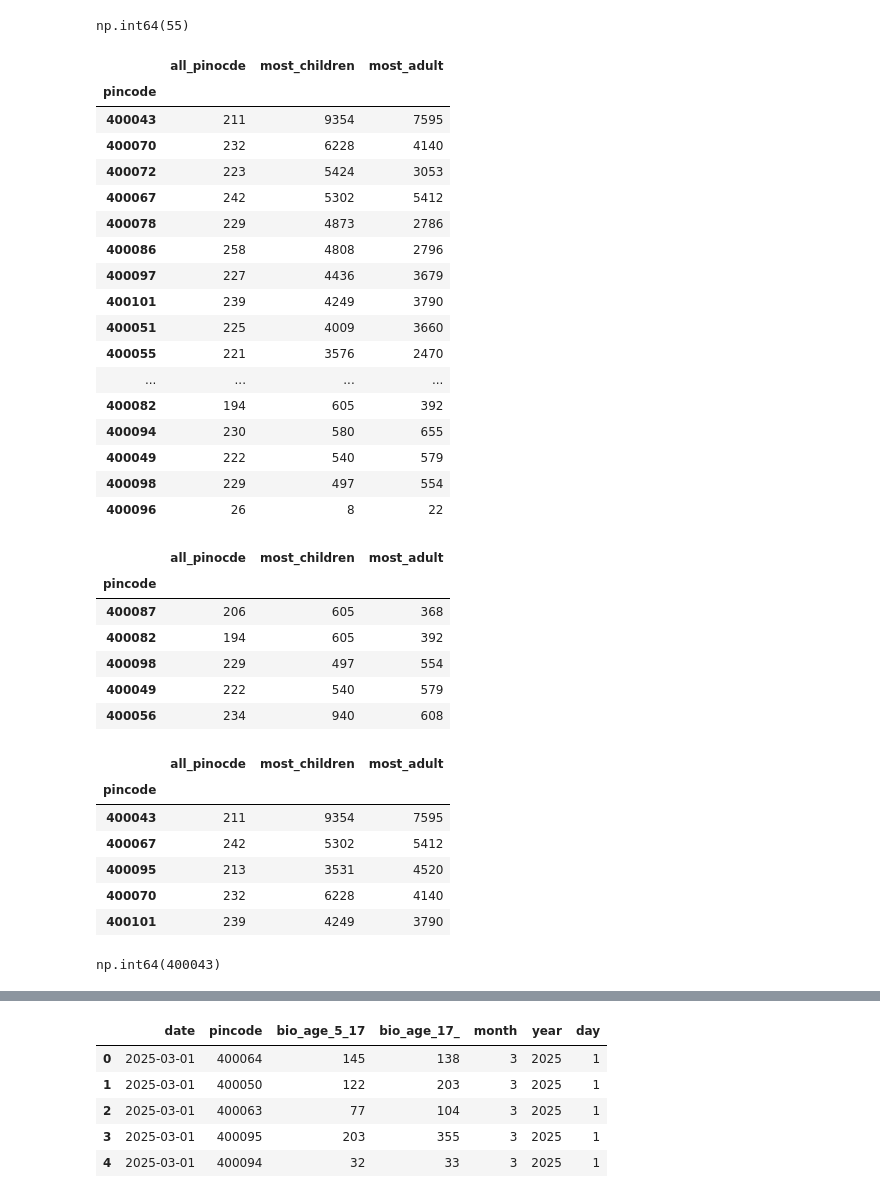
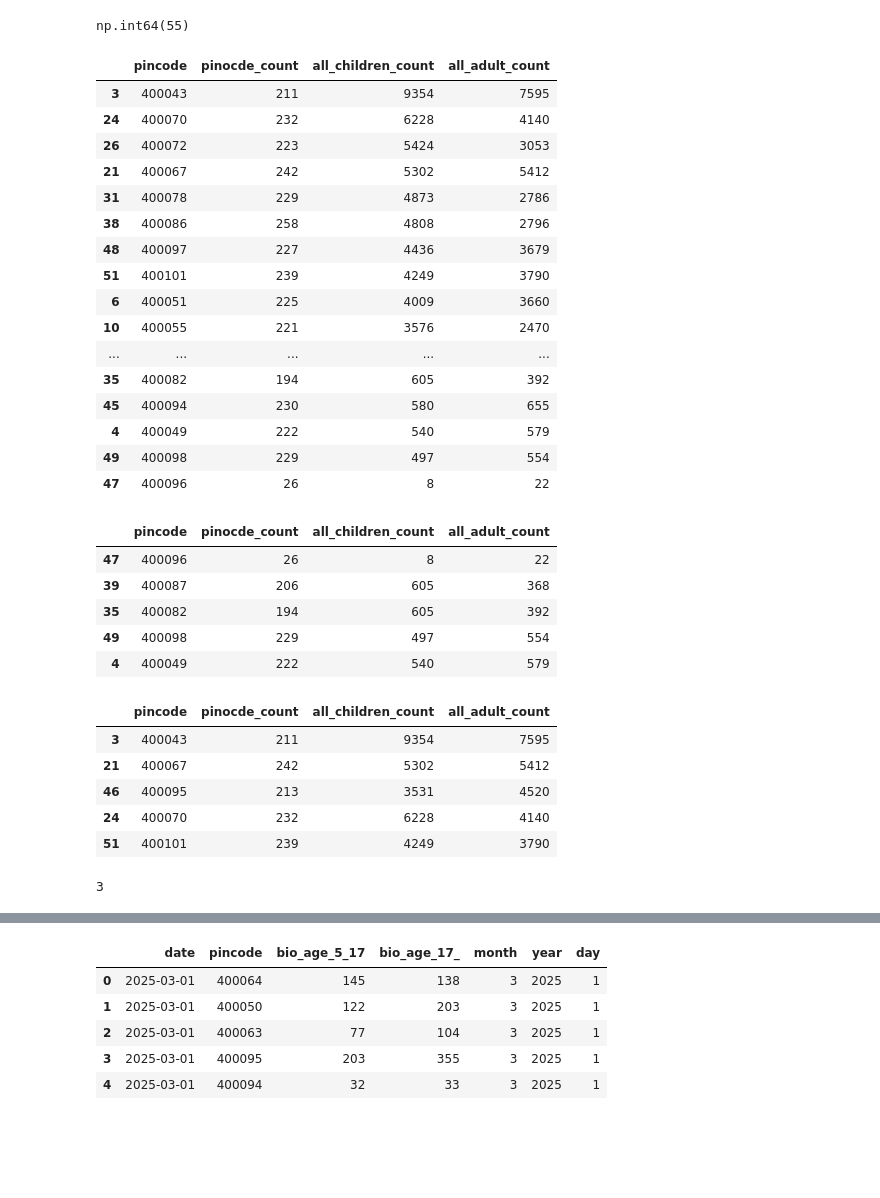
Before and after one commit to Hellnight2005/UIDAI-Data-Hackathon, a Jupyter notebook: team/anas/nnew.ipynb, the cells around one changed output, grey strips where cells are left out. Drawn from its saved outputs; the diff is of its cells as text; code cells hidden in the pictures; blank space fills up the shorter version.

```diff
--- a/team/anas/nnew.ipynb
+++ b/team/anas/nnew.ipynb
@@ -204,58 +204,55 @@ df['pincode'].value_counts().count()
 np.int64(55)
 # %%
 insight_df = df.groupby('pincode').agg(
-    all_pinocde = ('pincode' , 'count'),
-    most_children = ('bio_age_5_17' , 'sum'),
-    most_adult = ('bio_age_17_' , 'sum')
-)
+    pinocde_count = ('pincode' , 'count'),
+    all_children_count = ('bio_age_5_17' , 'sum'),
+    all_adult_count = ('bio_age_17_' , 'sum')
+).reset_index()
 # %%
-insight_df.sort_values(ascending=False ,  by = 'most_children')
+insight_df.sort_values(ascending=False ,  by = 'all_children_count')
 #the pincode 400096 corresponding georegao west have not right calculated
 # %% [output]
-|  | all_pinocde | most_children | most_adult |
-| pincode |  |  |  |
-| 400043 | 211 | 9354 | 7595 |
-| 400070 | 232 | 6228 | 4140 |
-| 400072 | 223 | 5424 | 3053 |
-| 400067 | 242 | 5302 | 5412 |
-| 400078 | 229 | 4873 | 2786 |
-| 400086 | 258 | 4808 | 2796 |
-| 400097 | 227 | 4436 | 3679 |
-| 400101 | 239 | 4249 | 3790 |
-| 400051 | 225 | 4009 | 3660 |
-| 400055 | 221 | 3576 | 2470 |
-| ... | ... | ... | ... |
-| 400082 | 194 | 605 | 392 |
-| 400094 | 230 | 580 | 655 |
-| 400049 | 222 | 540 | 579 |
-| 400098 | 229 | 497 | 554 |
-| 400096 | 26 | 8 | 22 |
+|  | pincode | pinocde_count | all_children_count | all_adult_count |
+| 3 | 400043 | 211 | 9354 | 7595 |
+| 24 | 400070 | 232 | 6228 | 4140 |
+| 26 | 400072 | 223 | 5424 | 3053 |
+| 21 | 400067 | 242 | 5302 | 5412 |
+| 31 | 400078 | 229 | 4873 | 2786 |
+| 38 | 400086 | 258 | 4808 | 2796 |
+| 48 | 400097 | 227 | 4436 | 3679 |
+| 51 | 400101 | 239 | 4249 | 3790 |
+| 6 | 400051 | 225 | 4009 | 3660 |
+| 10 | 400055 | 221 | 3576 | 2470 |
+| ... | ... | ... | ... | ... |
+| 35 | 400082 | 194 | 605 | 392 |
+| 45 | 400094 | 230 | 580 | 655 |
+| 4 | 400049 | 222 | 540 | 579 |
+| 49 | 400098 | 229 | 497 | 554 |
+| 47 | 400096 | 26 | 8 | 22 |
 # %%
 
-lowest_5 = insight_df.nsmallest(5, 'most_adult')
+lowest_5 = insight_df.nsmallest(5, 'all_adult_count')
 lowest_5
 # %% [output]
-|  | all_pinocde | most_children | most_adult |
-| pincode |  |  |  |
-| 400087 | 206 | 605 | 368 |
-| 400082 | 194 | 605 | 392 |
-| 400098 | 229 | 497 | 554 |
-| 400049 | 222 | 540 | 579 |
-| 400056 | 234 | 940 | 608 |
+|  | pincode | pinocde_count | all_children_count | all_adult_count |
+| 47 | 400096 | 26 | 8 | 22 |
+| 39 | 400087 | 206 | 605 | 368 |
+| 35 | 400082 | 194 | 605 | 392 |
+| 49 | 400098 | 229 | 497 | 554 |
+| 4 | 400049 | 222 | 540 | 579 |
 # %%
-largest_5 = insight_df.nlargest(5 , 'most_adult')
+largest_5 = insight_df.nlargest(5 , 'all_adult_count')
 largest_5
 # %% [output]
-|  | all_pinocde | most_children | most_adult |
-| pincode |  |  |  |
-| 400043 | 211 | 9354 | 7595 |
-| 400067 | 242 | 5302 | 5412 |
-| 400095 | 213 | 3531 | 4520 |
-| 400070 | 232 | 6228 | 4140 |
-| 400101 | 239 | 4249 | 3790 |
+|  | pincode | pinocde_count | all_children_count | all_adult_count |
+| 3 | 400043 | 211 | 9354 | 7595 |
+| 21 | 400067 | 242 | 5302 | 5412 |
+| 46 | 400095 | 213 | 3531 | 4520 |
+| 24 | 400070 | 232 | 6228 | 4140 |
+| 51 | 400101 | 239 | 4249 | 3790 |
 # %%
-most_children_pincode = insight_df['most_children'].idxmax()
+most_children_pincode = insight_df['all_children_count'].idxmax()
 most_children_pincode
 # %% [output]
-np.int64(400043)
+3
 # %%
```
Also changed, not shown: parts of 10 cells of this notebook.
